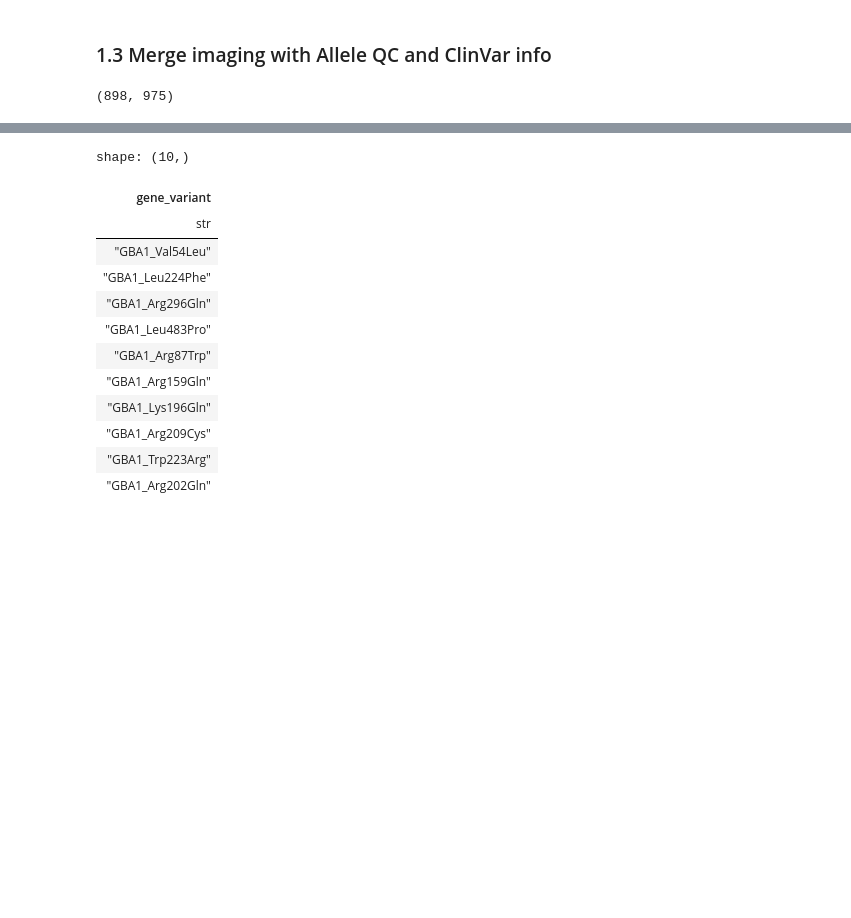
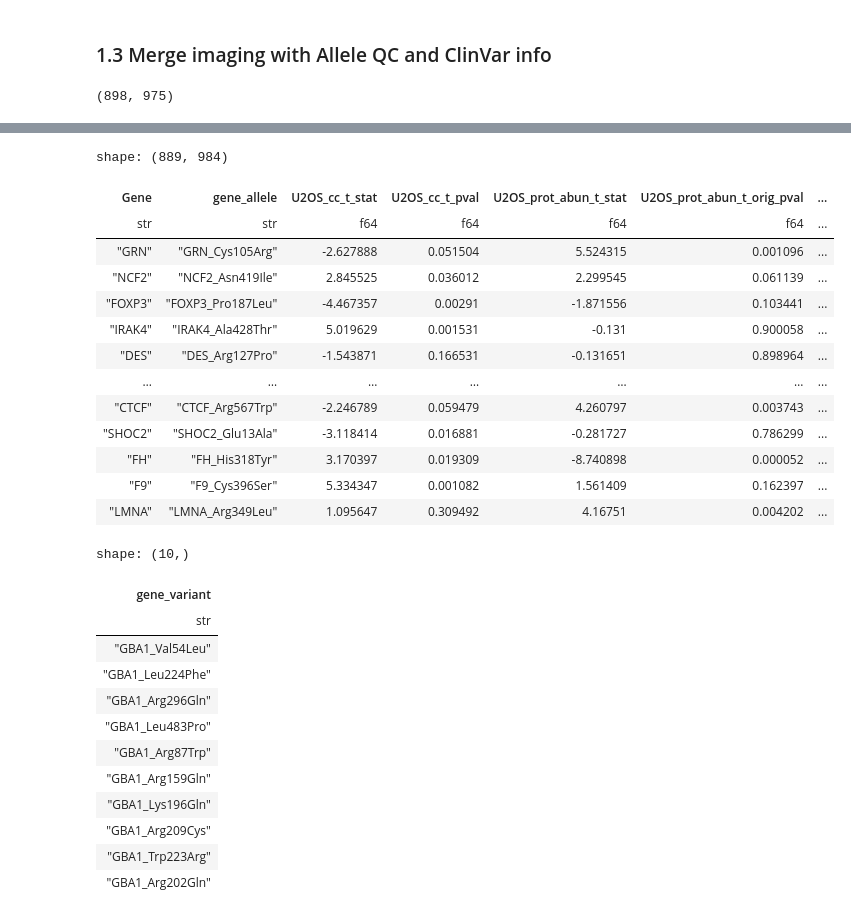
Before and after one commit to broadinstitute/2025_laval_submitted, a Jupyter notebook: 2_individual_assay_results/imaging/2_analysis/2_analyze_cp_results/0_results_summary.ipynb, the cells around one changed output, grey strips where cells are left out. Drawn from its saved outputs; the diff is of its cells as text; code cells hidden in the pictures; blank space fills up the shorter version.

```diff
--- a/2_individual_assay_results/imaging/2_analysis/2_analyze_cp_results/0_results_summary.ipynb
+++ b/2_individual_assay_results/imaging/2_analysis/2_analyze_cp_results/0_results_summary.ipynb
@@ -255,0 +251,17 @@ imaging_summary_clinvar.shape
+# %%
+imaging_summary_clinvar = pl.read_csv("../../3_outputs/imaging_analyses_summary_clinvar.tsv", separator="\t", infer_schema_length=100000)
+# imaging_summary_clinvar.unique("Gene")
+
+imaging_summary_clinvar.with_columns(
+    pl.col("clinvar_clnsig_clean").replace(
+        {
+            # "4_VUS": "3_VUS",
+            "6_No_ClinVar": "5_Others",
+            # "2_Benign": "4_Benign",
+            # "3_Conflicting": "2_Conflicting",
+        }).alias("clinvar_clnsig_clean"),
+).group_by("clinvar_clnsig_clean", "Altered_95th_perc_both_batches_GFP_ADJ").agg(
+    pl.len()
+).drop_nulls(
+    "Altered_95th_perc_both_batches_GFP_ADJ"
+).sort(["clinvar_clnsig_clean","Altered_95th_perc_both_batches_GFP_ADJ"])
@@ -256,3 +284,20 @@ imaging_summary_clinvar.shape
+# %%
+imaging_summary_clinvar
+# %% [output]
+shape: (889, 984)
+| Gene | gene_allele | U2OS_cc_t_stat | U2OS_cc_t_pval | U2OS_prot_abun_t_stat | U2OS_prot_abun_t_orig_pval | ... |
+| str | str | f64 | f64 | f64 | f64 | ... |
+| "GRN" | "GRN_Cys105Arg" | -2.627888 | 0.051504 | 5.524315 | 0.001096 | ... |
+| "NCF2" | "NCF2_Asn419Ile" | 2.845525 | 0.036012 | 2.299545 | 0.061139 | ... |
+| "FOXP3" | "FOXP3_Pro187Leu" | -4.467357 | 0.00291 | -1.871556 | 0.103441 | ... |
+| "IRAK4" | "IRAK4_Ala428Thr" | 5.019629 | 0.001531 | -0.131 | 0.900058 | ... |
+| "DES" | "DES_Arg127Pro" | -1.543871 | 0.166531 | -0.131651 | 0.898964 | ... |
+| … | … | … | … | … | … | ... |
+| "CTCF" | "CTCF_Arg567Trp" | -2.246789 | 0.059479 | 4.260797 | 0.003743 | ... |
+| "SHOC2" | "SHOC2_Glu13Ala" | -3.118414 | 0.016881 | -0.281727 | 0.786299 | ... |
+| "FH" | "FH_His318Tyr" | 3.170397 | 0.019309 | -8.740898 | 0.000052 | ... |
+| "F9" | "F9_Cys396Ser" | 5.334347 | 0.001082 | 1.561409 | 0.162397 | ... |
+| "LMNA" | "LMNA_Arg349Leu" | 1.095647 | 0.309492 | 4.16751 | 0.004202 | ... |
 # %%
 allele_collect_df = pl.read_csv(
     "../../../../1_allele_collection/3_outputs/varchamp_seq_confirm_alleles_clinvar_gnomad_dbnsfp_struc_scores_OMIM_MOI_disease_modules_with_protein_features.tsv",
```
Also changed, not shown: parts of 5 cells of this notebook, 2 other files.
